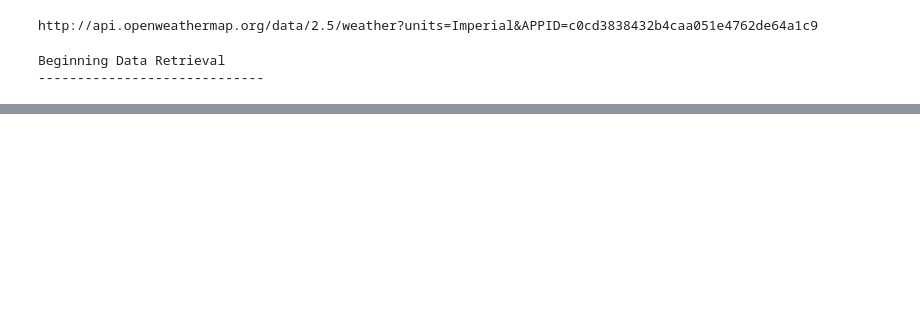
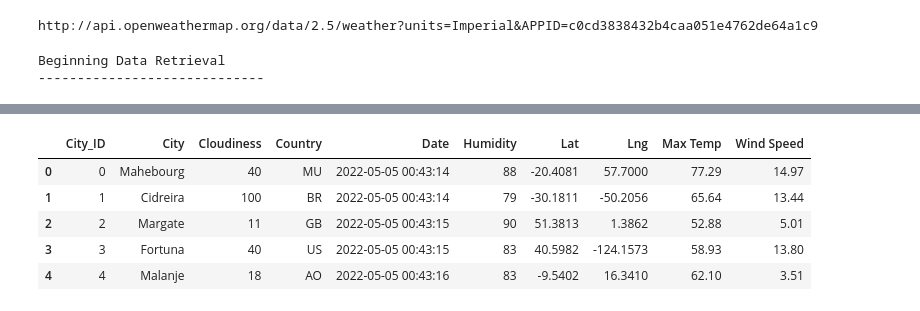
Before and after one commit to JaimeStarling/World_Weather_Analysis, a Jupyter notebook: WeatherPy.ipynb, the cells around one changed output, grey strips where cells are left out. Cells and saved outputs as stored; diff of their text form; code cells hidden in the pictures; blank space fills up the shorter version.

```diff
--- a/WeatherPy.ipynb
+++ b/WeatherPy.ipynb
@@ -448,0 +457,11 @@ plot_linear_regression(x_values, y_values,
+# %%
+# Store the CSV you saved created in part one into a DataFrame.
+city_data_df = pd.read_csv("weather_data/cities.csv")
+city_data_df.head()
+# %% [output]
+|  | City_ID | City | Cloudiness | Country | Date | Humidity | Lat | Lng | Max Temp | Wind Speed |
+| 0 | 0 | Mahebourg | 40 | MU | 2022-05-05 00:43:14 | 88 | -20.4081 | 57.7000 | 77.29 | 14.97 |
+| 1 | 1 | Cidreira | 100 | BR | 2022-05-05 00:43:14 | 79 | -30.1811 | -50.2056 | 65.64 | 13.44 |
+| 2 | 2 | Margate | 11 | GB | 2022-05-05 00:43:15 | 90 | 51.3813 | 1.3862 | 52.88 | 5.01 |
+| 3 | 3 | Fortuna | 40 | US | 2022-05-05 00:43:15 | 83 | 40.5982 | -124.1573 | 58.93 | 13.80 |
+| 4 | 4 | Malanje | 18 | AO | 2022-05-05 00:43:16 | 83 | -9.5402 | 16.3410 | 62.10 | 3.51 |
```
Also changed, not shown: parts of 29 cells of this notebook.
